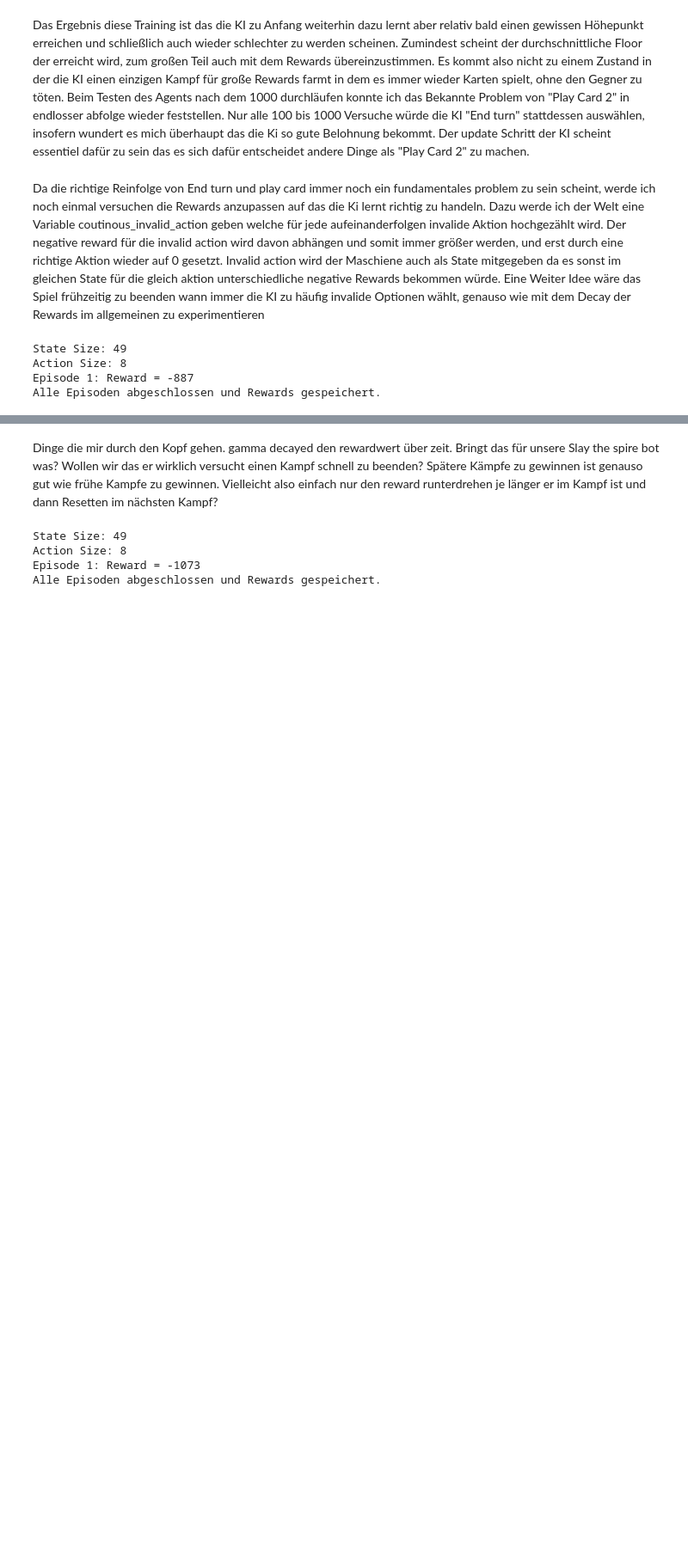
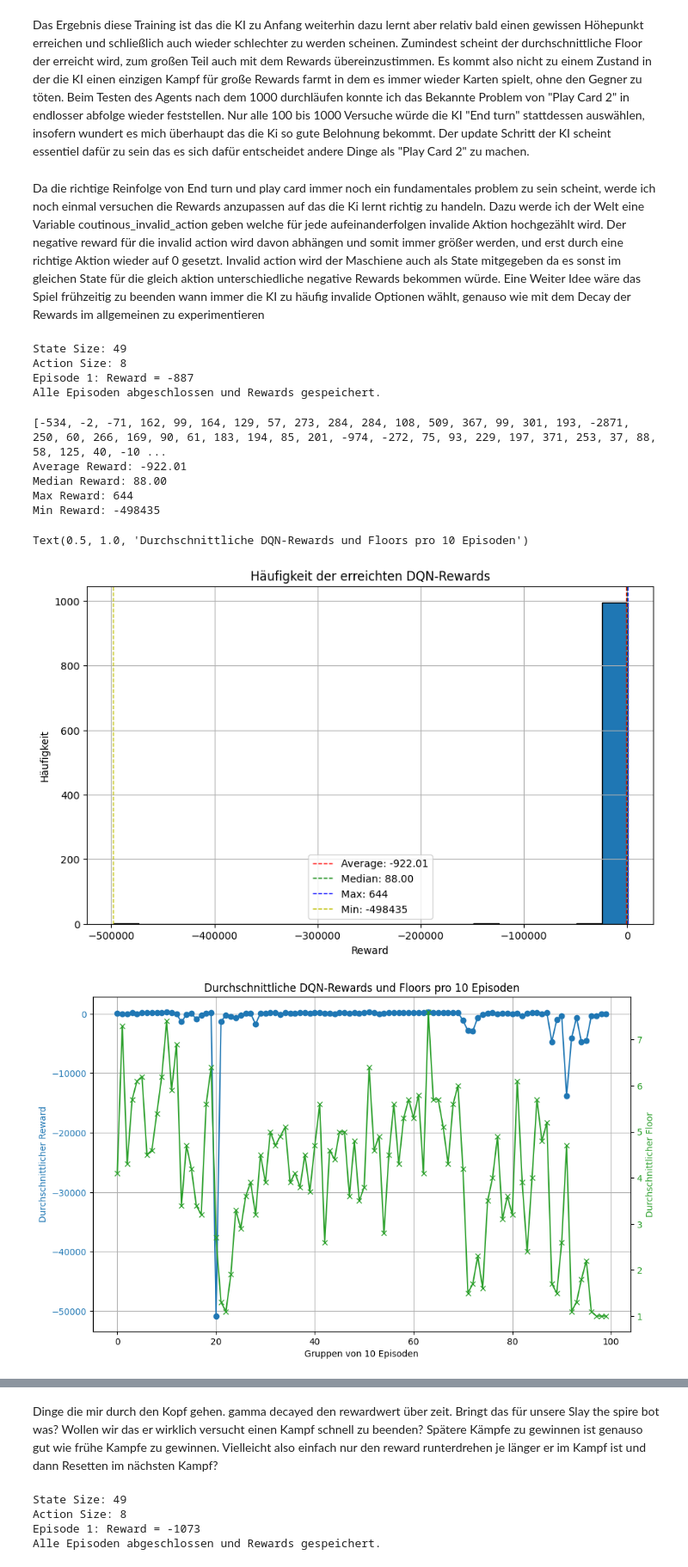
Before and after one commit to mafal003/Spire-Bot, a Jupyter notebook: Train AI.ipynb, the cells around one changed output, grey strips where cells are left out. Shown at 86% size. Cells and saved outputs as stored; diff of their text form; code cells hidden in the pictures; blank space fills up the shorter version.

```diff
--- a/Train AI.ipynb
+++ b/Train AI.ipynb
@@ -1219,3 +1219,81 @@ State Size: 49
 Action Size: 8
 Episode 1: Reward = -887
 Alle Episoden abgeschlossen und Rewards gespeichert.
+# %%
+import matplotlib.pyplot as plt
+import numpy as np
+
+# Datei mit den DQN-Rewards einlesen
+dqn_rewards = []
+floors = []
+with open("dqn_rewards_6.txt", "r") as reward_file:
+    for line in reward_file:
+        # Extrahiere den Reward und den Floor aus jeder Zeile
+        parts = line.split(";")
+        reward = int(parts[1].split("Reward = ")[1])
+        floor = int(parts[2].split("Floor=")[1])
+        dqn_rewards.append(reward)
+        floors.append(floor)
+#print(dqn_rewards)
+# Berechne statistische Kennzahlen
+average_reward = np.mean(dqn_rewards)
+median_reward = np.median(dqn_rewards)
+max_reward = np.max(dqn_rewards)
+min_reward = np.min(dqn_rewards)
+
+# Erstelle ein Histogramm der DQN-Rewards
+plt.figure(figsize=(10, 6))
+plt.hist(dqn_rewards, bins=20, edgecolor='black')
+plt.title('Häufigkeit der erreichten DQN-Rewards')
+plt.xlabel('Reward')
+plt.ylabel('Häufigkeit')
+plt.grid(True)
+
+# Füge statistische Kennzahlen zum Diagramm hinzu
+plt.axvline(average_reward, color='r', linestyle='dashed', linewidth=1, label=f'Average: {average_reward:.2f}')
+plt.axvline(median_reward, color='g', linestyle='dashed', linewidth=1, label=f'Median: {median_reward:.2f}')
+plt.axvline(max_reward, color='b', linestyle='dashed', linewidth=1, label=f'Max: {max_reward}')
+plt.axvline(min_reward, color='y', linestyle='dashed', linewidth=1, label=f'Min: {min_reward}')
+plt.legend()
+
+plt.show()
+
+# Ausgabe der statistischen Kennzahlen
+print(f"Average Reward: {average_reward:.2f}")
+print(f"Median Reward: {median_reward:.2f}")
+print(f"Max Reward: {max_reward}")
+print(f"Min Reward: {min_reward}")
+
+# Berechne den durchschnittlichen Reward für Gruppen von 10 Episoden
+group_size = 10
+grouped_rewards = [np.mean(dqn_rewards[i:i + group_size]) for i in range(0, len(dqn_rewards), group_size)]
+grouped_floors = [np.mean(floors[i:i + group_size]) for i in range(0, len(floors), group_size)]
+
+# Erstelle ein Liniendiagramm der durchschnittlichen Rewards und Floors
+fig, ax1 = plt.subplots(figsize=(10, 6))
+
+color = 'tab:blue'
+ax1.set_xlabel('Gruppen von 10 Episoden')
+ax1.set_ylabel('Durchschnittlicher Reward', color=color)
+ax1.plot(grouped_rewards, marker='o', color=color)
+ax1.tick_params(axis='y', labelcolor=color)
+ax1.grid(True)
+
+ax2 = ax1.twinx()  # instantiate a second axes that shares the same x-axis
+color = 'tab:green'
+ax2.set_ylabel('Durchschnittlicher Floor', color=color)  # we already handled the x-label with ax1
+ax2.plot(grouped_floors, marker='x', color=color)
+ax2.tick_params(axis='y', labelcolor=color)
+
+fig.tight_layout()  # otherwise the right y-label is slightly clipped
+plt.title('Durchschnittliche DQN-Rewards und Floors pro 10 Episoden')
+plt.show()
+# %% [output]
+[-534, -2, -71, 162, 99, 164, 129, 57, 273, 284, 284, 108, 509, 367, 99, 301, 193, -2871, 250, 60, 266, 169, 90, 61, 183, 194, 85, 201, -974, -272, 75, 93, 229, 197, 371, 253, 37, 88, 58, 125, 40, -10 ...
+Average Reward: -922.01
+Median Reward: 88.00
+Max Reward: 644
+Min Reward: -498435
+Text(0.5, 1.0, 'Durchschnittliche DQN-Rewards und Floors pro 10 Episoden')
+[figure, added]
+[figure, added]
```
Also changed, not shown: parts of 5 cells of this notebook, 5 other files.
